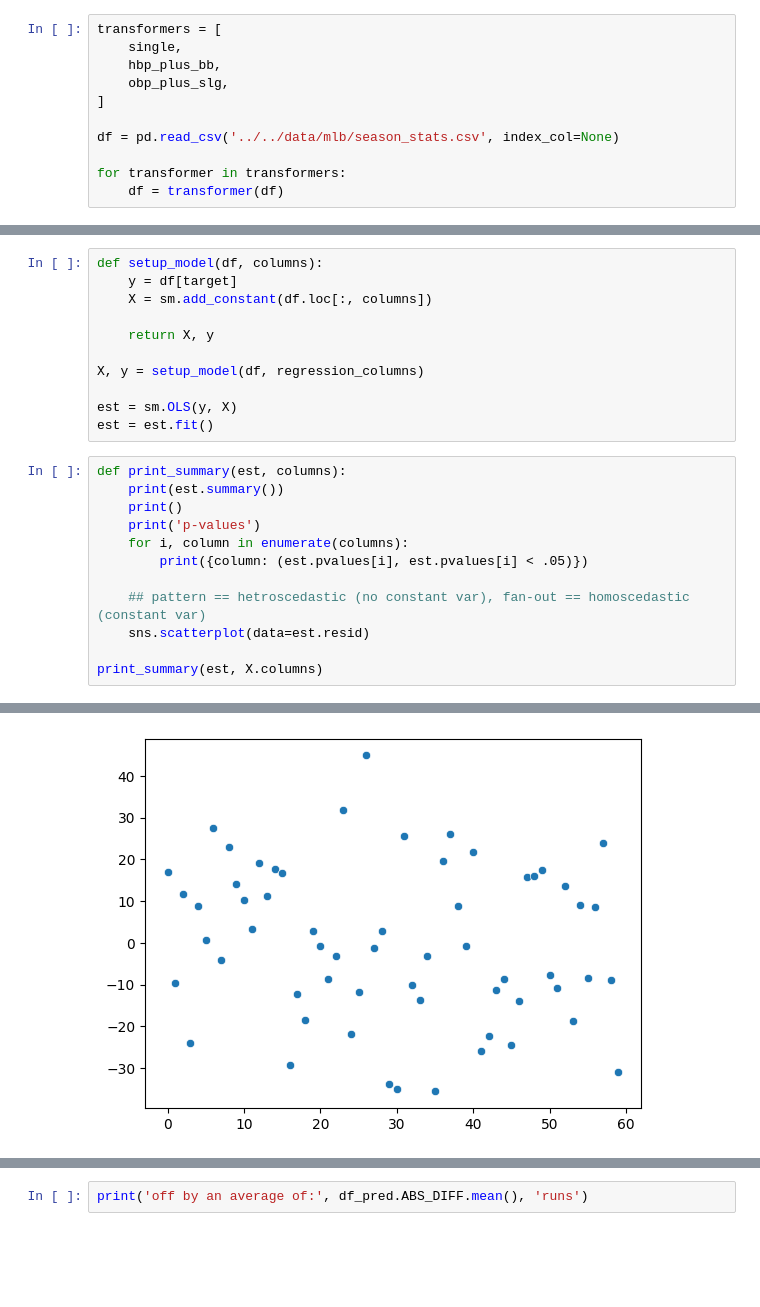
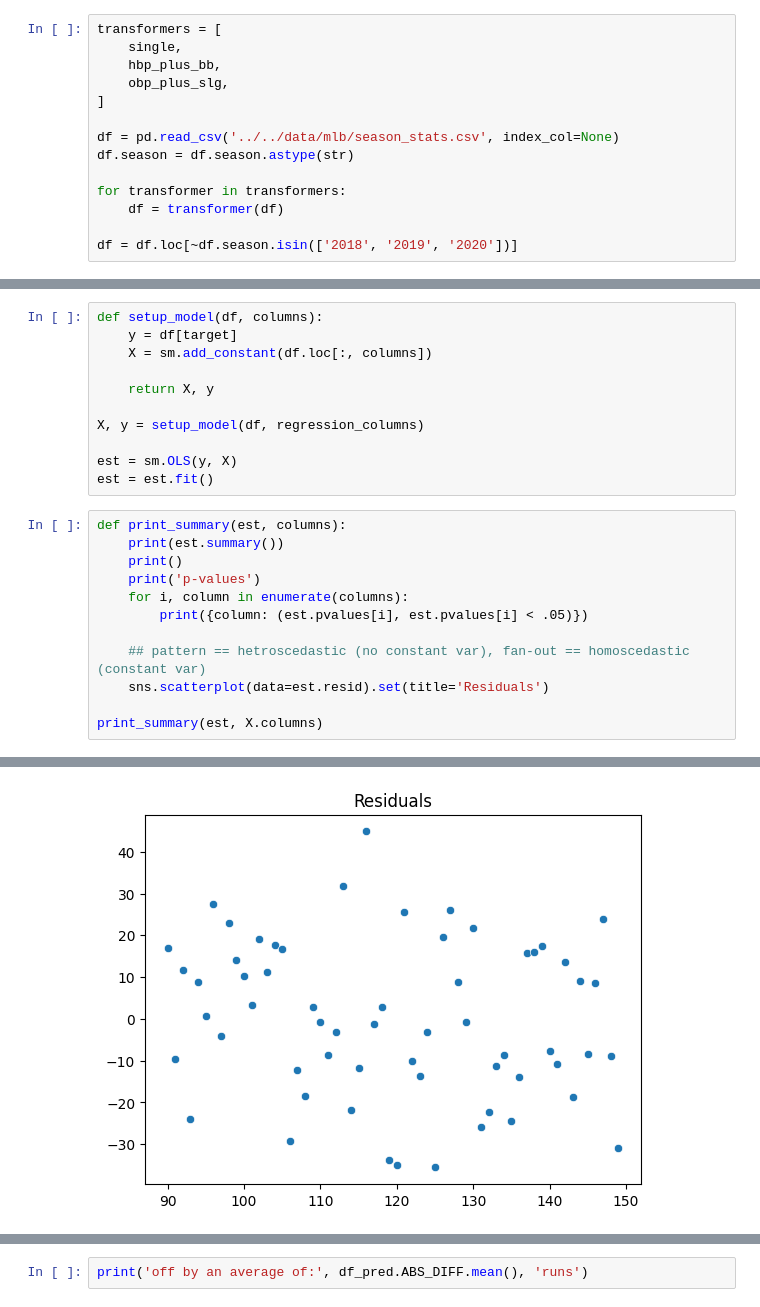
Before and after one commit to dpasse/rc, a Jupyter notebook: notebooks/mlb/runs_regression.ipynb, the cells around one changed output, grey strips where cells are left out. Saved outputs shown, nothing was run; the diff lists cells and outputs as text; blank space fills up the shorter version.

```diff
--- a/notebooks/mlb/runs_regression.ipynb
+++ b/notebooks/mlb/runs_regression.ipynb
@@ -27,9 +27,12 @@ transformers = [
 ]
 
 df = pd.read_csv('../../data/mlb/season_stats.csv', index_col=None)
+df.season = df.season.astype(str)
 
 for transformer in transformers:
     df = transformer(df)
+
+df = df.loc[~df.season.isin(['2018', '2019', '2020'])]
 # %%
 print(df.season.unique())
 
@@ -81,7 +119,7 @@ def print_summary(est, columns):
         print({column: (est.pvalues[i], est.pvalues[i] < .05)})
 
     ## pattern == hetroscedastic (no constant var), fan-out == homoscedastic (constant var)
-    sns.scatterplot(data=est.resid)
+    sns.scatterplot(data=est.resid).set(title='Residuals')
 
 print_summary(est, X.columns)
 # %% [output]
@@ -95,14 +133,14 @@ Time:                        05:03:21   Log-Likelihood:                -260.42
 No. Observations:                  60   AIC:                             536.8
 Df Residuals:                      52   BIC:                             553.6
 Df Model:                           7
 Covariance Type:            nonrobust
 ==============================================================================
 ... (27 lines left out)
 {'HR': (7.050666133044828e-21, True)}
 {'HBP+BB': (1.5247859564863492e-08, True)}
 {'SB': (0.10428744374417981, False)}
 {'CS': (0.6330702320183506, False)}
-[figure, old version]
+[figure, new version]
 # %%
 df_pred = df.loc[:, ['team', 'R']]
 
```
Also changed, not shown: parts of 7 cells of this notebook, 2 other files.
